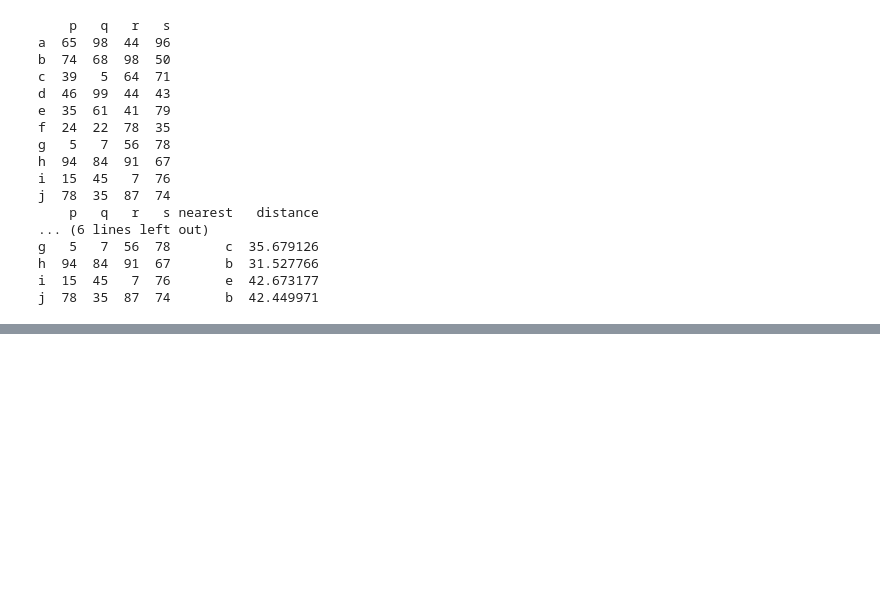
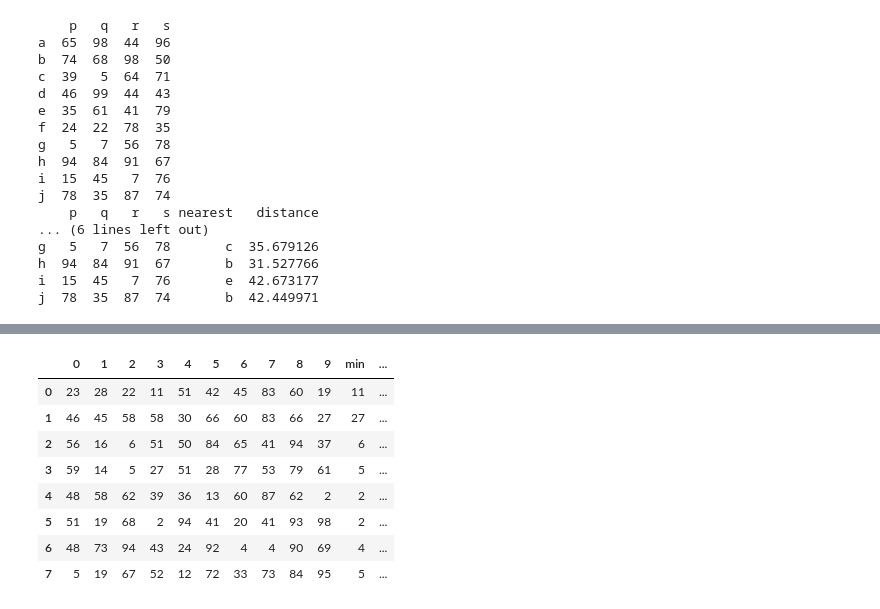
Before and after one commit to FredBrit/fluent_python, a Jupyter notebook: pandas_tasks.ipynb, the cells around one changed output, grey strips where cells are left out. Cells and saved outputs as stored; diff of their text form; code cells hidden in the pictures; blank space fills up the shorter version.

```diff
--- a/pandas_tasks.ipynb
+++ b/pandas_tasks.ipynb
@@ -1558,0 +1587,21 @@ j  78  35  87  74       b  42.449971
+# %%
+# Создание новых столбцов с содержанием минимума или максимума каждой строки
+
+df = pd.DataFrame(np.random.randint(1,100, 80).reshape(8, -1))
+
+
+# Добавляем два столбца: min и max для каждой строки
+df['min'] = df.min(axis=1)
+df['max'] = df.max(axis=1)
+
+df
+# %% [output]
+|  | 0 | 1 | 2 | 3 | 4 | 5 | 6 | 7 | 8 | 9 | min | ... |
+| 0 | 23 | 28 | 22 | 11 | 51 | 42 | 45 | 83 | 60 | 19 | 11 | ... |
+| 1 | 46 | 45 | 58 | 58 | 30 | 66 | 60 | 83 | 66 | 27 | 27 | ... |
+| 2 | 56 | 16 | 6 | 51 | 50 | 84 | 65 | 41 | 94 | 37 | 6 | ... |
+| 3 | 59 | 14 | 5 | 27 | 51 | 28 | 77 | 53 | 79 | 61 | 5 | ... |
+| 4 | 48 | 58 | 62 | 39 | 36 | 13 | 60 | 87 | 62 | 2 | 2 | ... |
+| 5 | 51 | 19 | 68 | 2 | 94 | 41 | 20 | 41 | 93 | 98 | 2 | ... |
+| 6 | 48 | 73 | 94 | 43 | 24 | 92 | 4 | 4 | 90 | 69 | 4 | ... |
+| 7 | 5 | 19 | 67 | 52 | 12 | 72 | 33 | 73 | 84 | 95 | 5 | ... |
```
Also changed, not shown: parts of 10 cells of this notebook.
